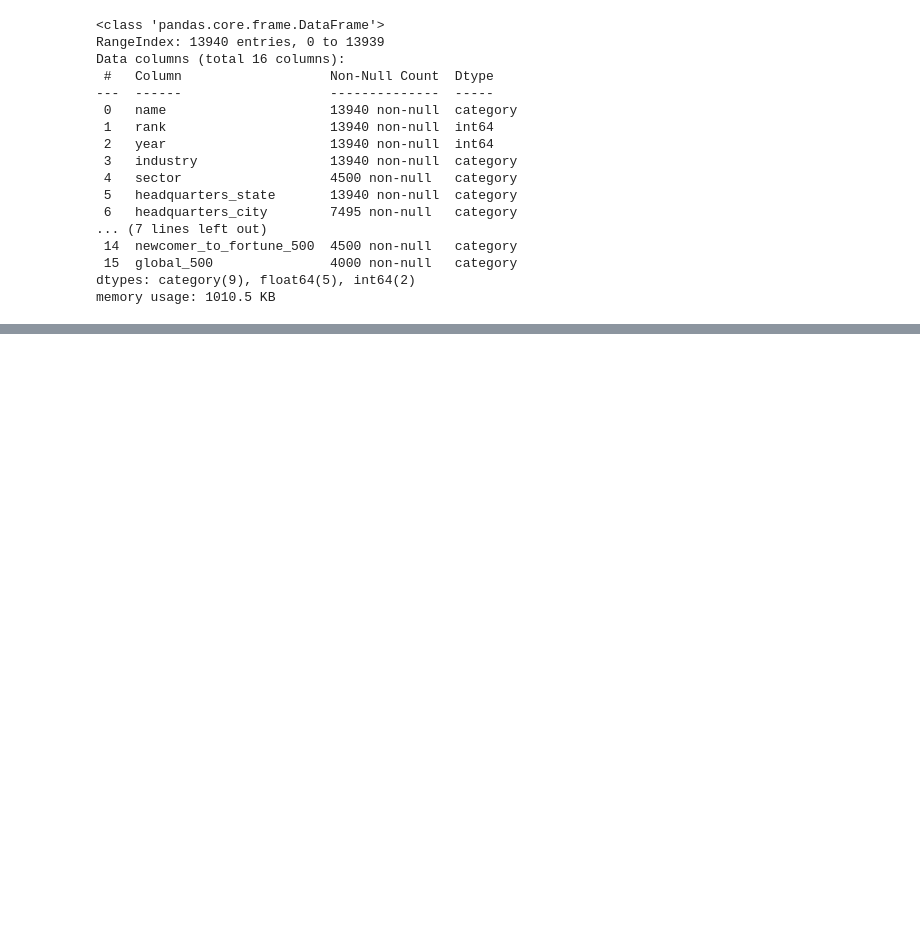
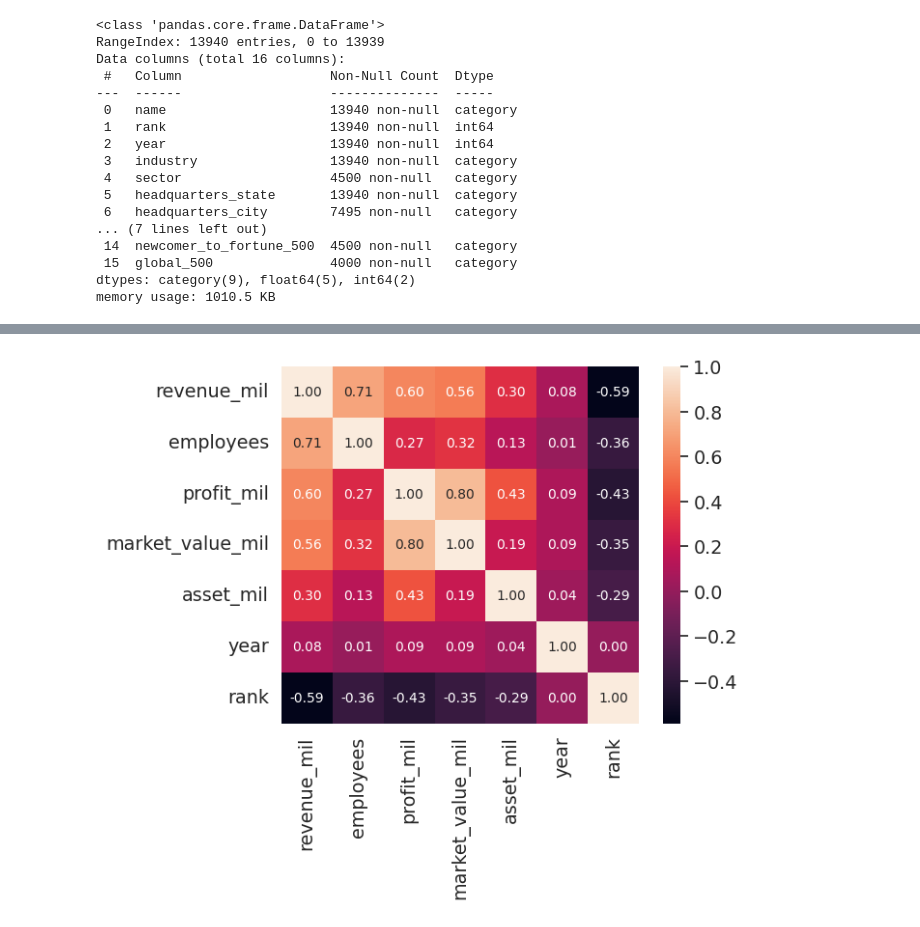
Before and after one commit to avanegasp/unicatalu-a, a Jupyter notebook: Practica_individual_Ucataluña.ipynb, the cells around one changed output, grey strips where cells are left out. Cells and saved outputs as stored; diff of their text form; code cells hidden in the pictures; blank space fills up the shorter version.

```diff
--- a/Practica_individual_Ucataluña.ipynb
+++ b/Practica_individual_Ucataluña.ipynb
@@ -107,0 +235,4 @@ df_fortune['employees'] = df_fortune['employees'] * 1e6
+# %%
+k=10
+# %%
+cols = corrmat.nlargest(k, 'revenue_mil')['revenue_mil'].index
@@ -107,0 +245,3 @@ df_fortune['employees'] = df_fortune['employees'] * 1e6
+# %%
+cm = np.corrcoef(df_fortune[cols].values.T)
+cm
@@ -107,0 +263,7 @@ df_fortune['employees'] = df_fortune['employees'] * 1e6
+# %%
+sns.set(font_scale=1.25)
+# %%
+hm = sns.heatmap(cm, cbar=True, annot=True, square=True, fmt='.2f', annot_kws={'size': 10},
+                 yticklabels=cols.values, xticklabels=cols.values)
+# %% [output]
+[figure, added]
```
Also changed, not shown: parts of 107 cells of this notebook.
